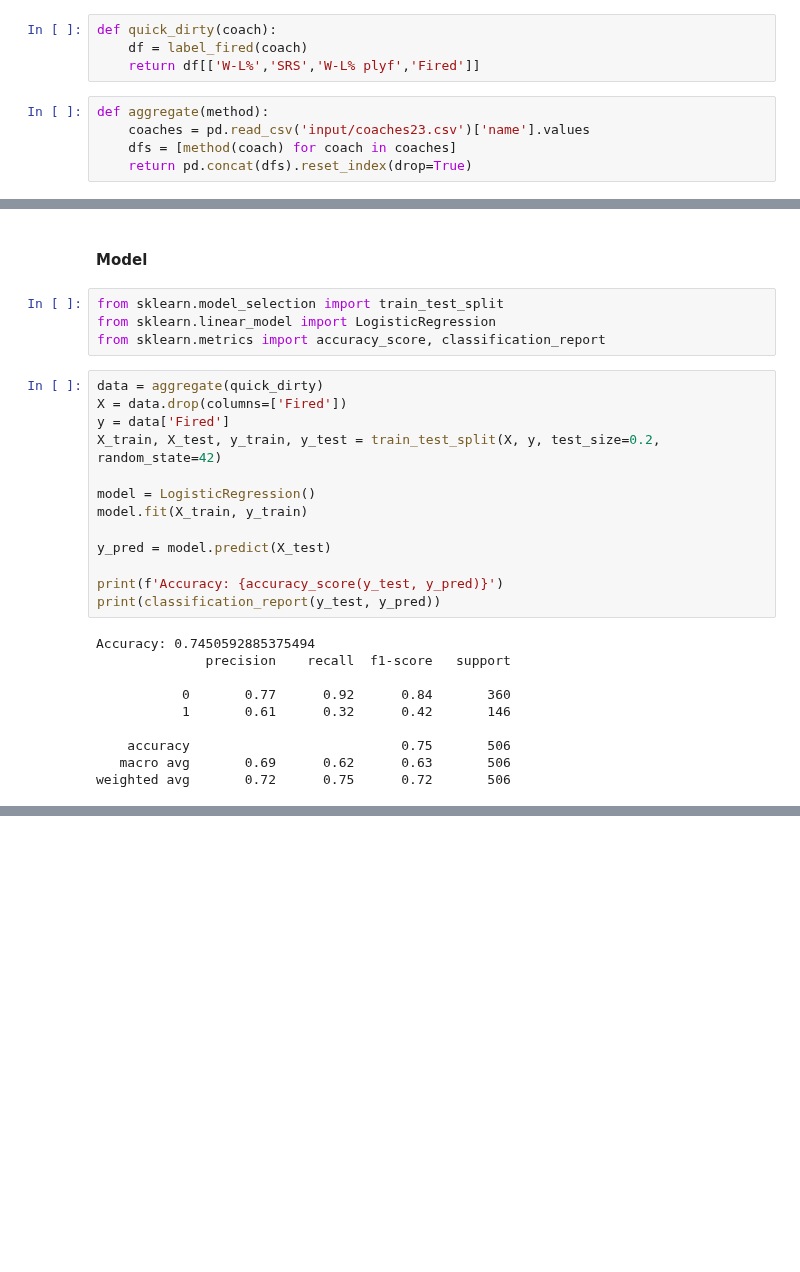
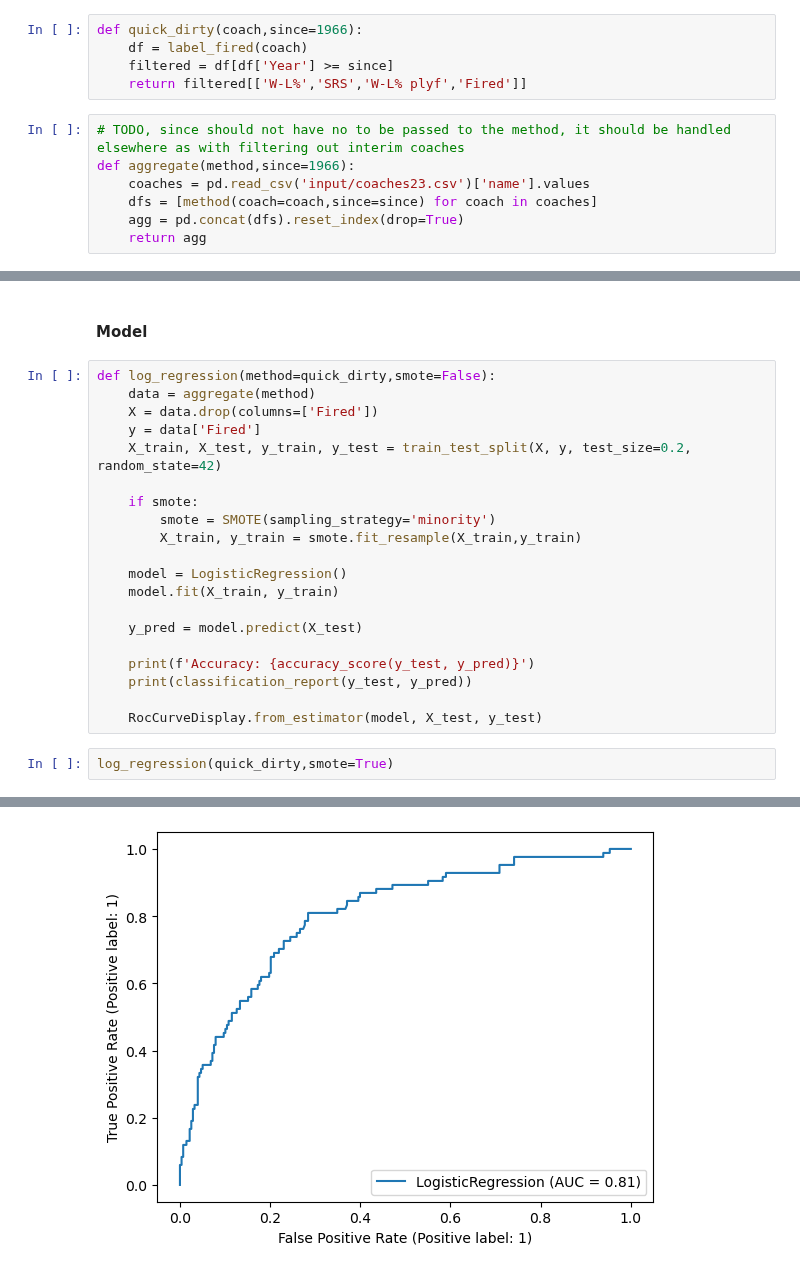
Before and after one commit to nhford/hot-seat-backend, a Jupyter notebook: redo.ipynb, the cells around one changed output, grey strips where cells are left out. Drawn from its saved outputs; the diff is of its cells as text; blank space fills up the shorter version.

```diff
--- a/redo.ipynb
+++ b/redo.ipynb
@@ -94,9 +150,12 @@ label_fired(shula).tail()
 # %%
-def quick_dirty(coach):
+def quick_dirty(coach,since=1966):
     df = label_fired(coach)
-    return df[['W-L%','SRS','W-L% plyf','Fired']]
+    filtered = df[df['Year'] >= since]
+    return filtered[['W-L%','SRS','W-L% plyf','Fired']]
 # %%
-def aggregate(method):
+# TODO, since should not have no to be passed to the method, it should be handled elsewhere as with filtering out interim coaches
+def aggregate(method,since=1966):
     coaches = pd.read_csv('input/coaches23.csv')['name'].values
-    dfs = [method(coach) for coach in coaches]
-    return pd.concat(dfs).reset_index(drop=True)
+    dfs = [method(coach=coach,since=since) for coach in coaches]
+    agg = pd.concat(dfs).reset_index(drop=True)
+    return agg
@@ -103,29 +178,25 @@ def aggregate(method):
 # %% [markdown]
 #### Model
-# %%
-from sklearn.model_selection import train_test_split
-from sklearn.linear_model import LogisticRegression
-from sklearn.metrics import accuracy_score, classification_report
 # %%
-data = aggregate(quick_dirty)
-X = data.drop(columns=['Fired'])
-y = data['Fired']
-X_train, X_test, y_train, y_test = train_test_split(X, y, test_size=0.2, random_state=42)
+def log_regression(method=quick_dirty,smote=False):
+    data = aggregate(method)
+    X = data.drop(columns=['Fired'])
+    y = data['Fired']
+    X_train, X_test, y_train, y_test = train_test_split(X, y, test_size=0.2, random_state=42)
 
-model = LogisticRegression()
-model.fit(X_train, y_train)
+    if smote:
+        smote = SMOTE(sampling_strategy='minority')
+        X_train, y_train = smote.fit_resample(X_train,y_train)
 
-y_pred = model.predict(X_test)
+    model = LogisticRegression()
+    model.fit(X_train, y_train)
 
-print(f'Accuracy: {accuracy_score(y_test, y_pred)}')
-print(classification_report(y_test, y_pred))
+    y_pred = model.predict(X_test)
+
+    print(f'Accuracy: {accuracy_score(y_test, y_pred)}')
+    print(classification_report(y_test, y_pred))
+
+    RocCurveDisplay.from_estimator(model, X_test, y_test)
-# %% [output]
-Accuracy: 0.7450592885375494
-              precision    recall  f1-score   support
-
-           0       0.77      0.92      0.84       360
-           1       0.61      0.32      0.42       146
-
-    accuracy                           0.75       506
-   macro avg       0.69      0.62      0.63       506
-weighted avg       0.72      0.75      0.72       506
+# %%
+log_regression(quick_dirty,smote=True)
+# %% [output]
@@ -131,0 +212 @@ weighted avg       0.72      0.75      0.72       506
+[figure, added]
```
Also changed, not shown: parts of 32 cells of this notebook, 4 other files.
